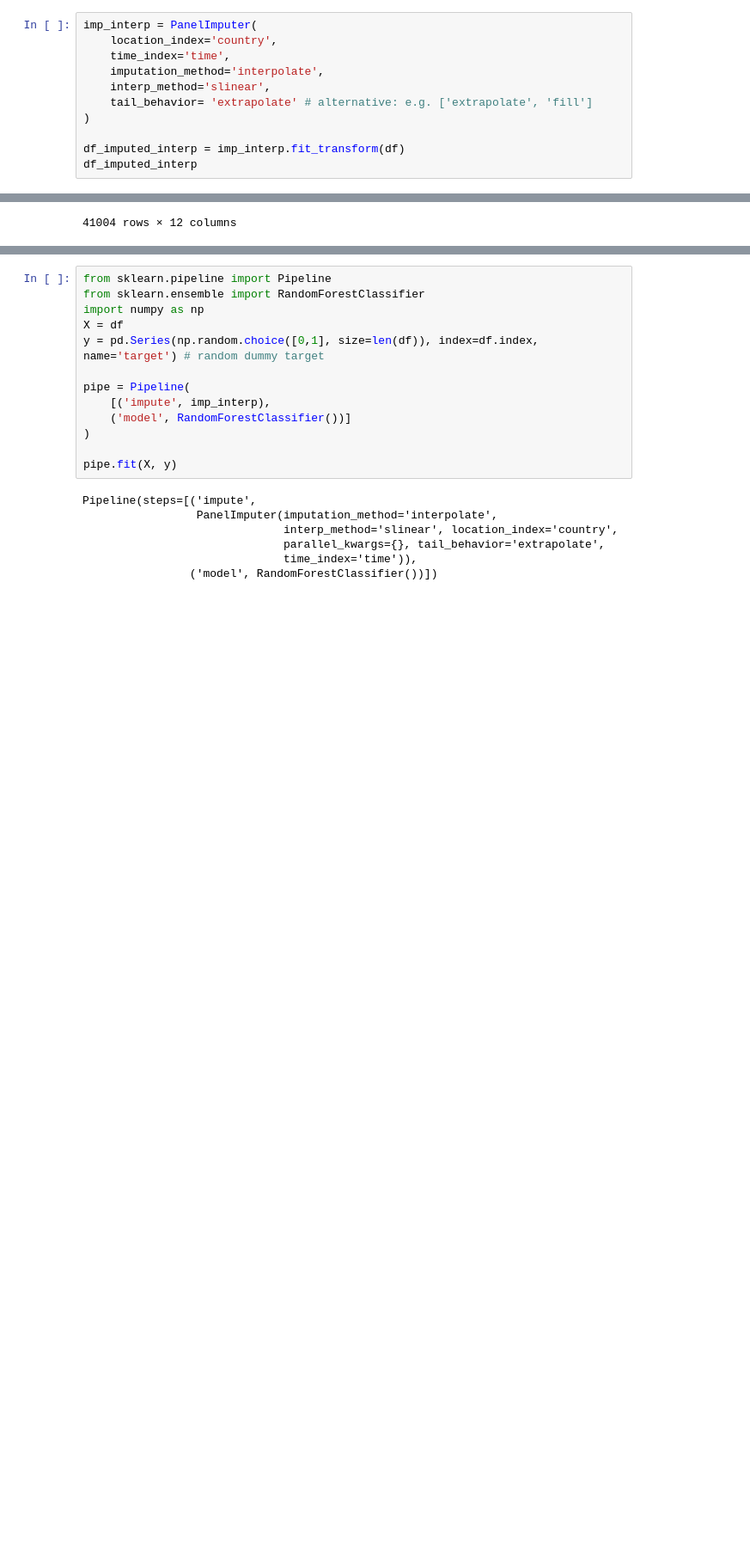
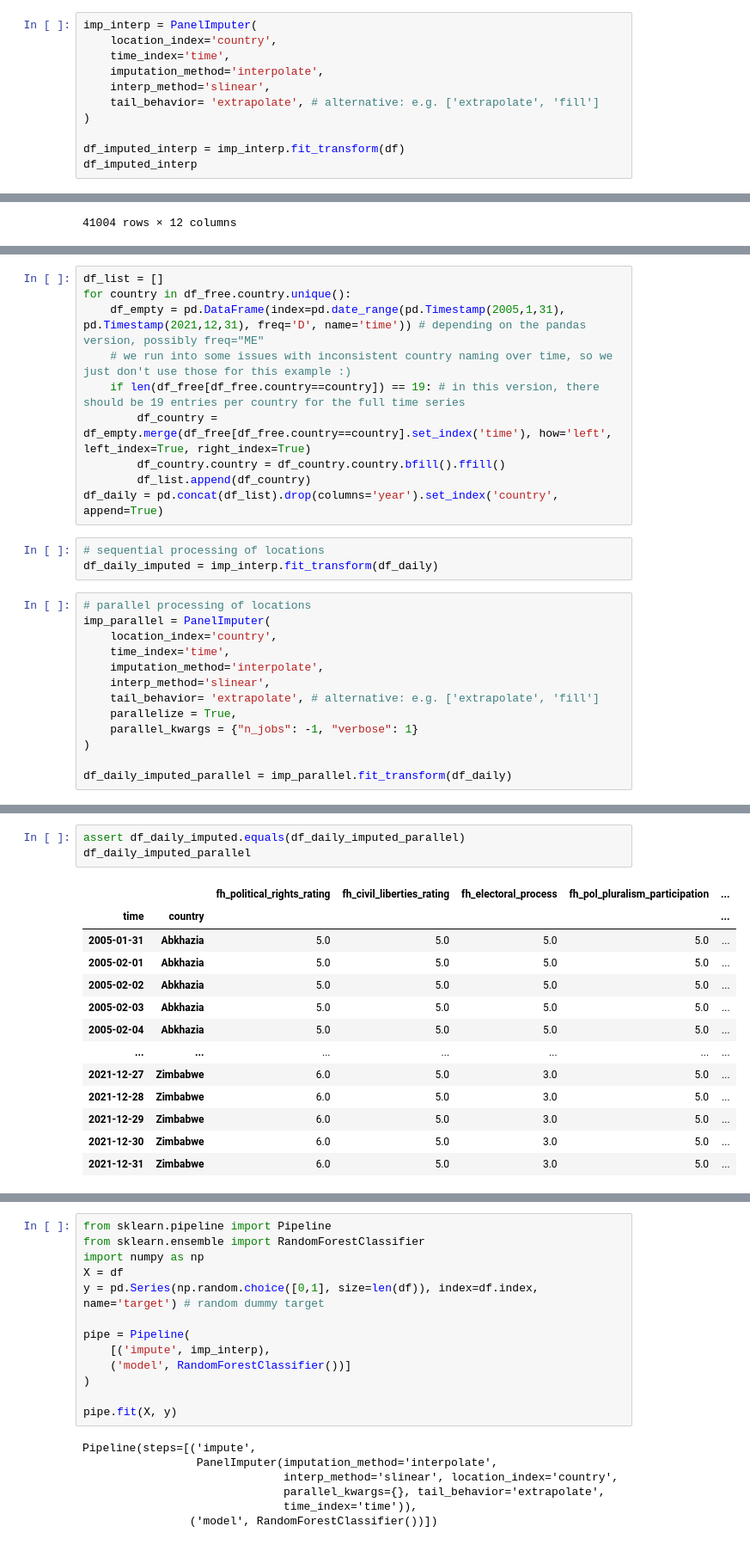
Before and after one commit to ccew-unibw/panel-imputer, a Jupyter notebook: example/panel_imputer_example.ipynb, the cells around one changed output, grey strips where cells are left out. Shown: that part at 86% size. Drawn from its saved outputs; the diff is of its cells as text; blank space fills up the shorter version.

Commit message:
0.7.1: improved parallelization and updated defaults

```diff
--- a/example/panel_imputer_example.ipynb
+++ b/example/panel_imputer_example.ipynb
@@ -119,7 +122,7 @@ imp_interp = PanelImputer(
     time_index='time',
     imputation_method='interpolate',
     interp_method='slinear',
-    tail_behavior= 'extrapolate' # alternative: e.g. ['extrapolate', 'fill']
+    tail_behavior= 'extrapolate', # alternative: e.g. ['extrapolate', 'fill']
 )
 
 df_imputed_interp = imp_interp.fit_transform(df)
@@ -141,0 +150,26 @@ df_imputed_interp
+# %%
+df_list = []
+for country in df_free.country.unique():
+    df_empty = pd.DataFrame(index=pd.date_range(pd.Timestamp(2005,1,31), pd.Timestamp(2021,12,31), freq='D', name='time')) # depending on the pandas version, possibly freq="ME"
+    # we run into some issues with inconsistent country naming over time, so we just don't use those for this example :)
+    if len(df_free[df_free.country==country]) == 19: # in this version, there should be 19 entries per country for the full time series
+        df_country = df_empty.merge(df_free[df_free.country==country].set_index('time'), how='left', left_index=True, right_index=True)
+        df_country.country = df_country.country.bfill().ffill()
+        df_list.append(df_country)
+df_daily = pd.concat(df_list).drop(columns='year').set_index('country', append=True)
+# %%
+# sequential processing of locations
+df_daily_imputed = imp_interp.fit_transform(df_daily)
+# %%
+# parallel processing of locations
+imp_parallel = PanelImputer(
+    location_index='country',
+    time_index='time',
+    imputation_method='interpolate',
+    interp_method='slinear',
+    tail_behavior= 'extrapolate', # alternative: e.g. ['extrapolate', 'fill']
+    parallelize = True,
+    parallel_kwargs = {"n_jobs": -1, "verbose": 1}
+)
+
+df_daily_imputed_parallel = imp_parallel.fit_transform(df_daily)
@@ -141,0 +180,17 @@ df_imputed_interp
+# %%
+assert df_daily_imputed.equals(df_daily_imputed_parallel)
+df_daily_imputed_parallel
+# %% [output]
+|  |  | fh_political_rights_rating | fh_civil_liberties_rating | fh_electoral_process | fh_pol_pluralism_participation | ... |
+| time | country |  |  |  |  | ... |
+| 2005-01-31 | Abkhazia | 5.0 | 5.0 | 5.0 | 5.0 | ... |
+| 2005-02-01 | Abkhazia | 5.0 | 5.0 | 5.0 | 5.0 | ... |
+| 2005-02-02 | Abkhazia | 5.0 | 5.0 | 5.0 | 5.0 | ... |
+| 2005-02-03 | Abkhazia | 5.0 | 5.0 | 5.0 | 5.0 | ... |
+| 2005-02-04 | Abkhazia | 5.0 | 5.0 | 5.0 | 5.0 | ... |
+| ... | ... | ... | ... | ... | ... | ... |
+| 2021-12-27 | Zimbabwe | 6.0 | 5.0 | 3.0 | 5.0 | ... |
+| 2021-12-28 | Zimbabwe | 6.0 | 5.0 | 3.0 | 5.0 | ... |
+| 2021-12-29 | Zimbabwe | 6.0 | 5.0 | 3.0 | 5.0 | ... |
+| 2021-12-30 | Zimbabwe | 6.0 | 5.0 | 3.0 | 5.0 | ... |
+| 2021-12-31 | Zimbabwe | 6.0 | 5.0 | 3.0 | 5.0 | ... |
```
Also changed, not shown: parts of 13 cells of this notebook, 3 other files.
